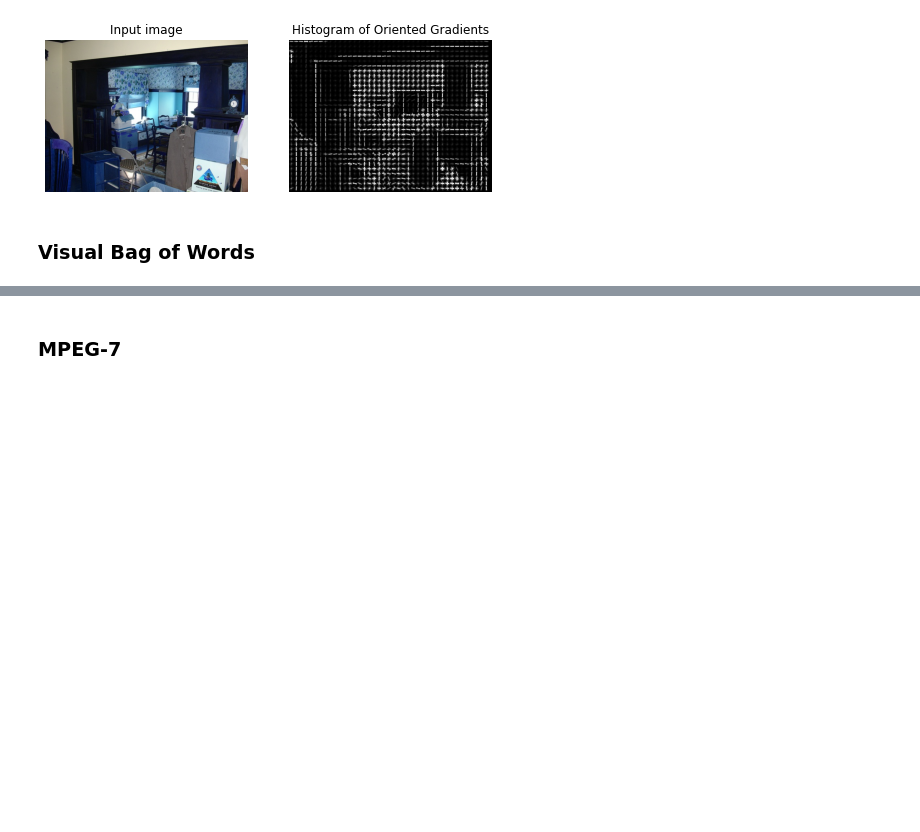
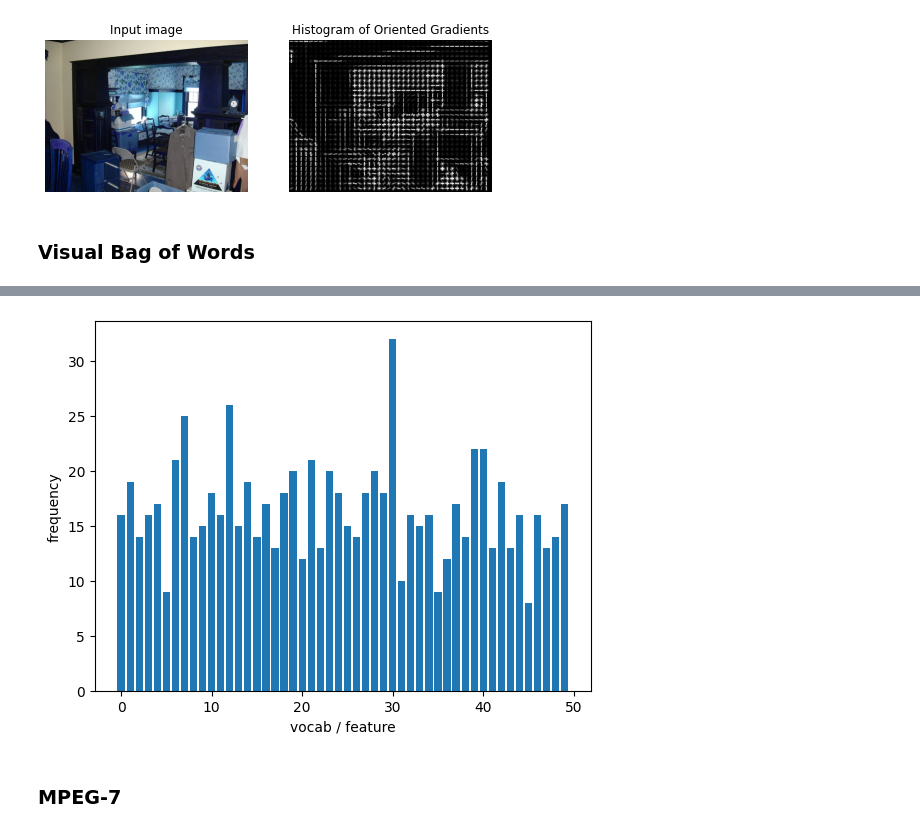
Before and after one commit to Revanchist317/ATiML-Project, a Jupyter notebook: PASCAL_constrained_clustering.ipynb, the cells around one changed output, grey strips where cells are left out. Cells and saved outputs as stored; diff of their text form; code cells hidden in the pictures; blank space fills up the shorter version.

```diff
--- a/PASCAL_constrained_clustering.ipynb
+++ b/PASCAL_constrained_clustering.ipynb
@@ -476,3 +514,13 @@ BoVW is a method used for building image emeddings.
+# %%
+# visualization of frequencies of vocabs in the codebook for a single image
+sample_ind = 10
+
+plt.bar(range(50), tfidf[sample_ind])
+plt.xlabel("vocab / feature")
+plt.ylabel("frequency")
+plt.show()
+# %% [output]
+[figure, added]
 # %%
 # hyperparam iterations = 1?
 # param data: list of images on which to apply bovw
```
Also changed, not shown: parts of 11 cells of this notebook.
